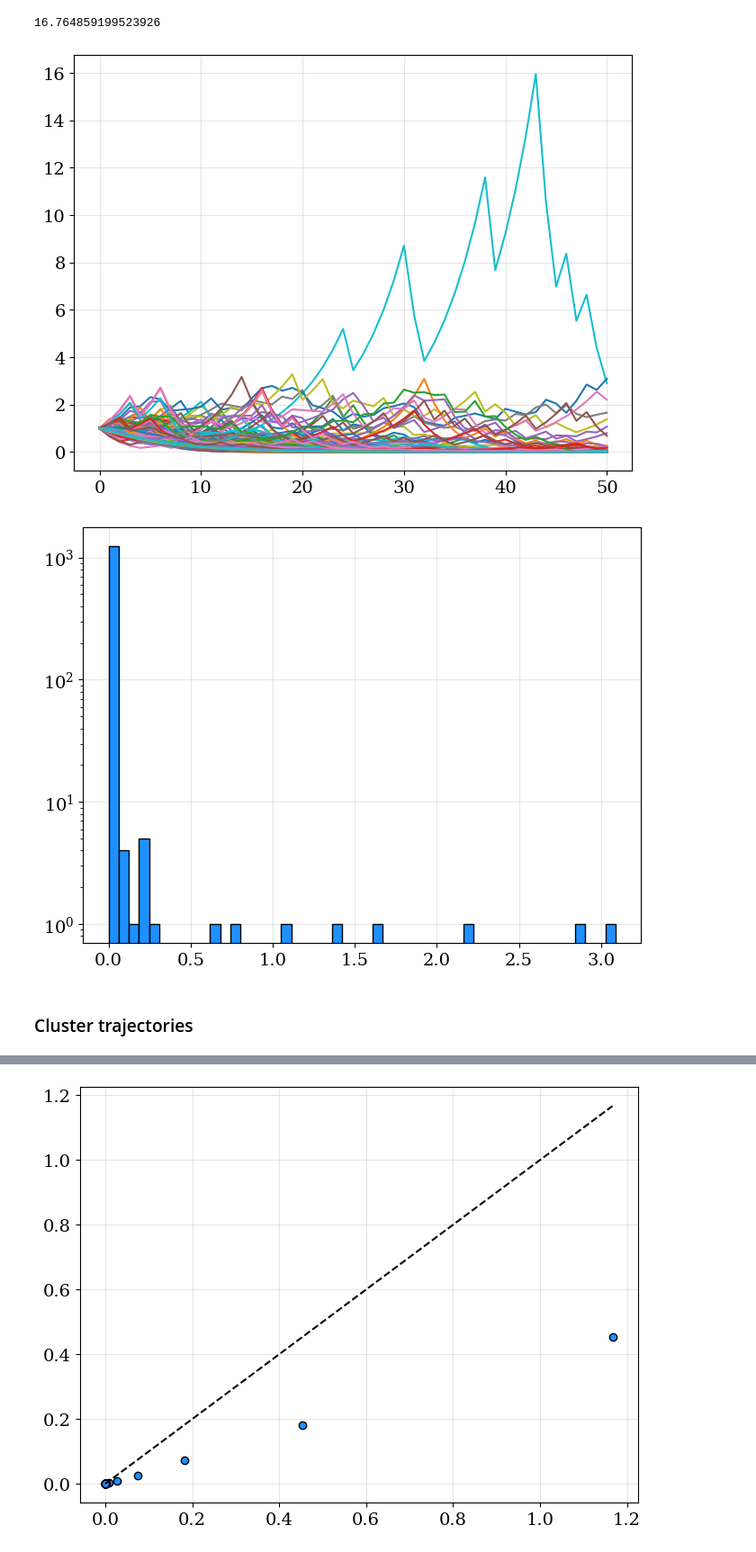
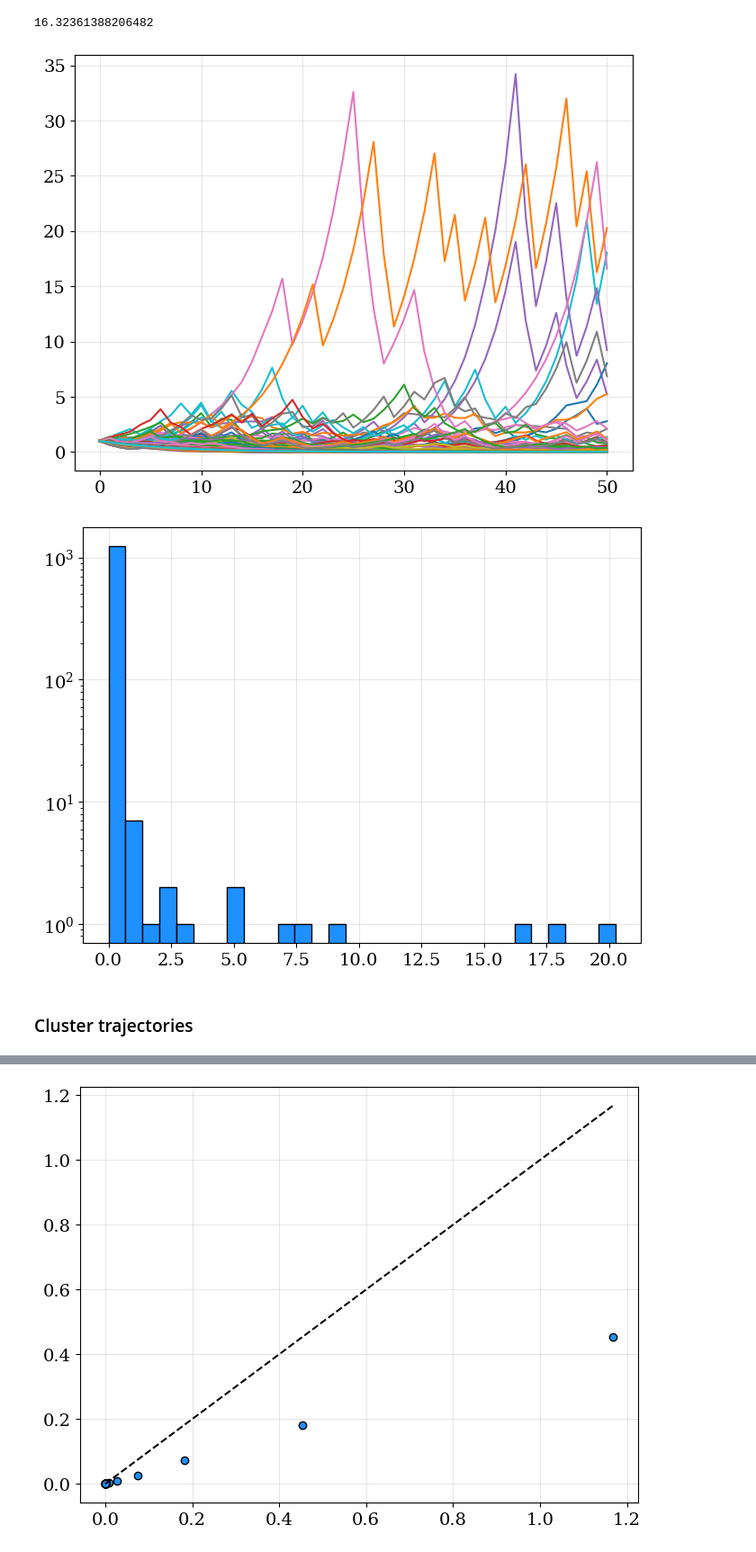
Before and after one commit to charlesaugdupont/poverty-trap, a Jupyter notebook: Network.ipynb, the cells around one changed output, grey strips where cells are left out. Shown at 90% size. Saved outputs shown, nothing was run; the diff lists cells and outputs as text; code cells hidden in the pictures.

```diff
--- a/Network.ipynb
+++ b/Network.ipynb
@@ -42,25 +45,26 @@ W, C, A, R, P, T, communities, S = simulation(NUM_AGENTS=N,
                                               PROJECT_COST=0.1,
                                               graph=g,
                                               ALPHA_BETA=0.8,
-                                              RR=1.9,
+                                              gain_right=2.0,
+                                              prob_left=0.3,
                                               seed=123)
 print(time.time()-timea)
 # %% [output]
-16.764859199523926
+16.32361388206482
 # %%
 for i in range(W.shape[1]):
     plt.plot(W[:,i])
 plt.show()
 # %% [output]
-[figure, old version]
+[figure, new version]
 # %%
-plt.hist(W[-1], bins=50, color="dodgerblue", edgecolor="k")
+plt.hist(W[-1], bins=30, color="dodgerblue", edgecolor="k")
 plt.yscale("log")
 plt.show()
 # %% [output]
-[figure, old version]
+[figure, new version]
-# %% [markdown]
-### Cluster trajectories
+# %% [markdown]
+### Cluster trajectories
 # %%
 from sklearn.manifold import TSNE, LocallyLinearEmbedding, Isomap
 
```
Also changed, not shown: parts of 4 cells of this notebook, 2 other files.
